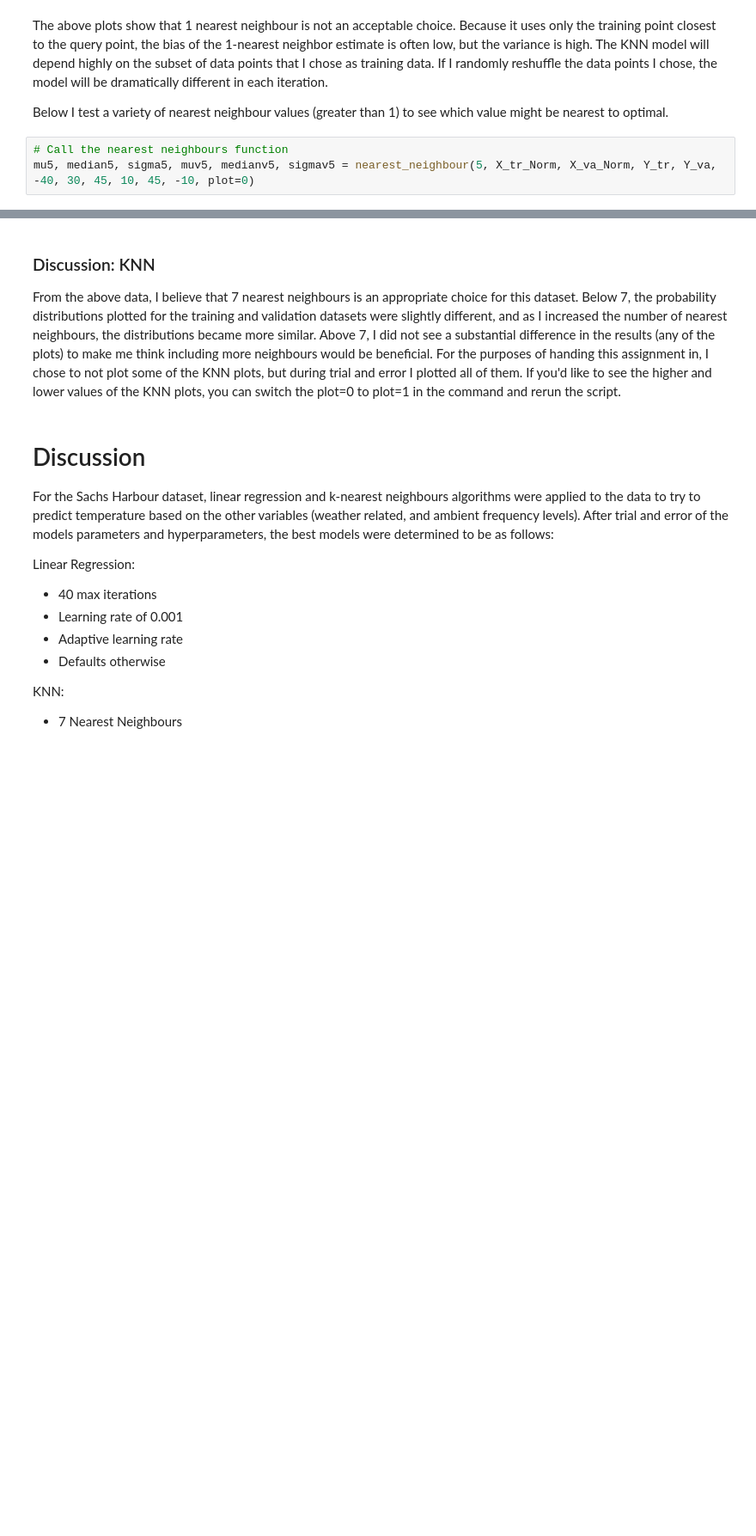
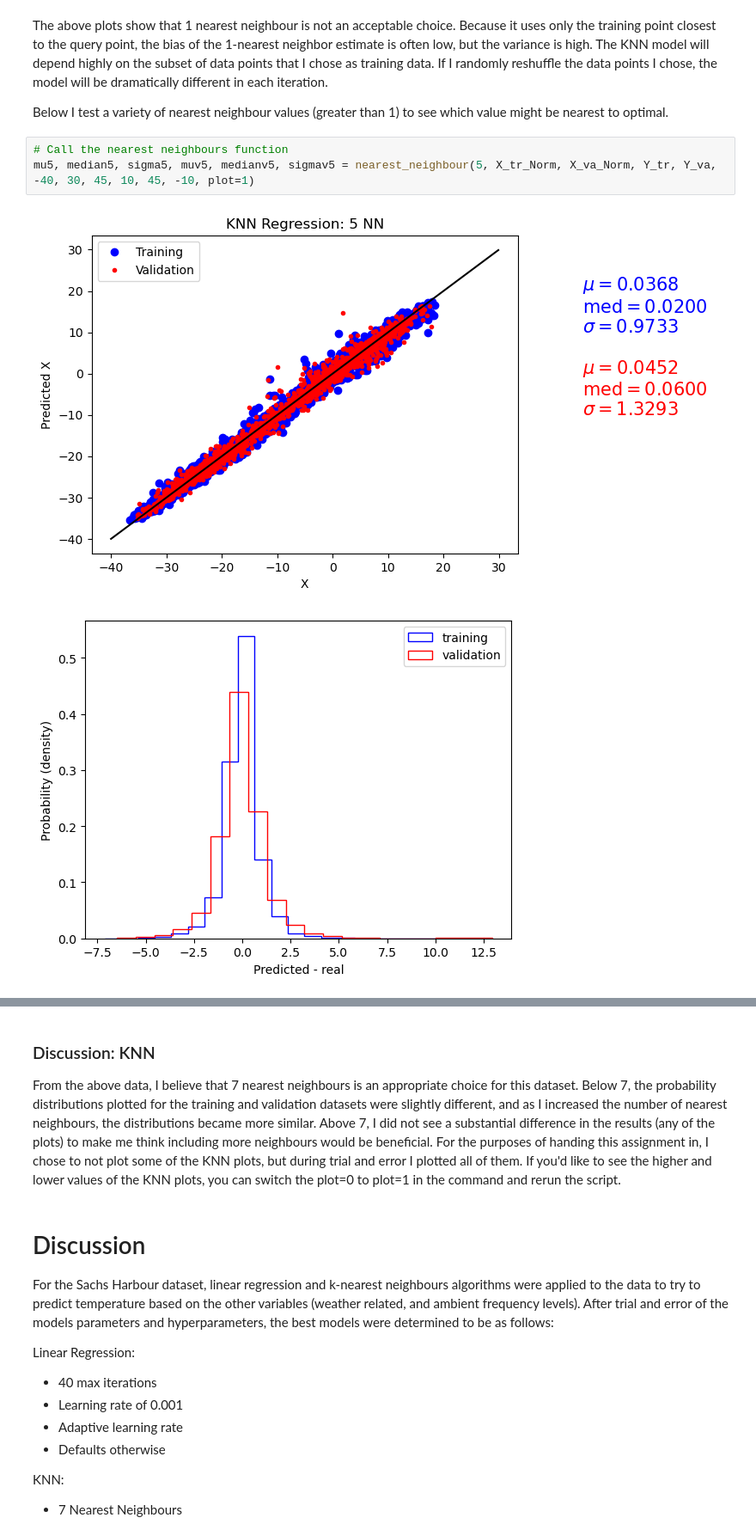
Before and after one commit to karlzam/school, a Jupyter notebook: phys555/assignment02/A2Q2-KZammit.ipynb, the cells around one changed output, grey strips where cells are left out. Shown at 86% size. Drawn from its saved outputs; the diff is of its cells as text; blank space fills up the shorter version.

```diff
--- a/phys555/assignment02/A2Q2-KZammit.ipynb
+++ b/phys555/assignment02/A2Q2-KZammit.ipynb
@@ -261,4 +261,7 @@ The above plots show that 1 nearest neighbour is not an acceptable choice. Becau
 Below I test a variety of nearest neighbour values (greater than 1) to see which value might be nearest to optimal.
 # %%
 # Call the nearest neighbours function
-mu5, median5, sigma5, muv5, medianv5, sigmav5 = nearest_neighbour(5, X_tr_Norm, X_va_Norm, Y_tr, Y_va, -40, 30, 45, 10, 45, -10, plot=0)
+mu5, median5, sigma5, muv5, medianv5, sigmav5 = nearest_neighbour(5, X_tr_Norm, X_va_Norm, Y_tr, Y_va, -40, 30, 45, 10, 45, -10, plot=1)
+# %% [output]
+[figure, added]
+[figure, added]
```
Also changed, not shown: parts of 17 cells of this notebook, 6 other files.
